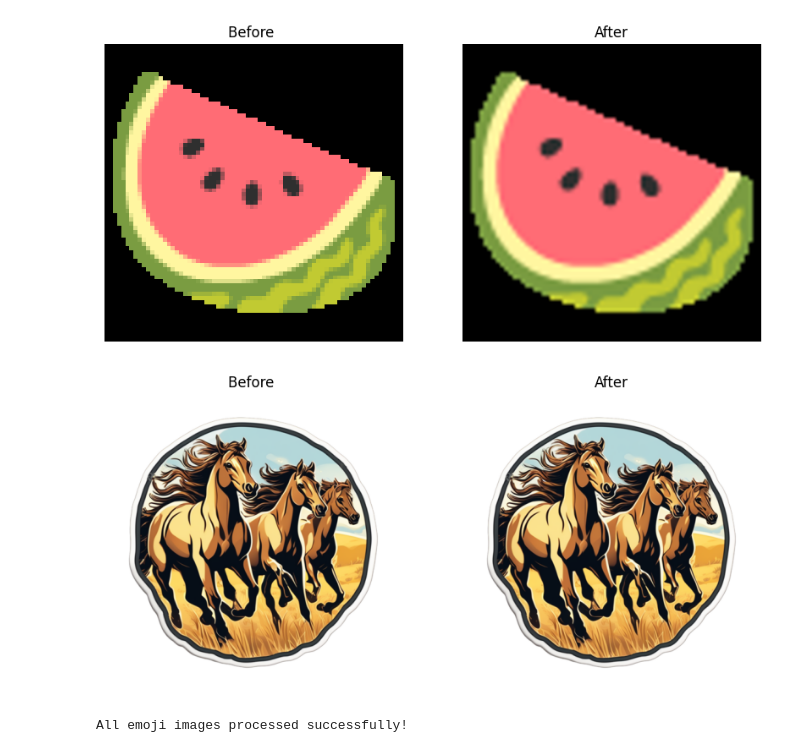
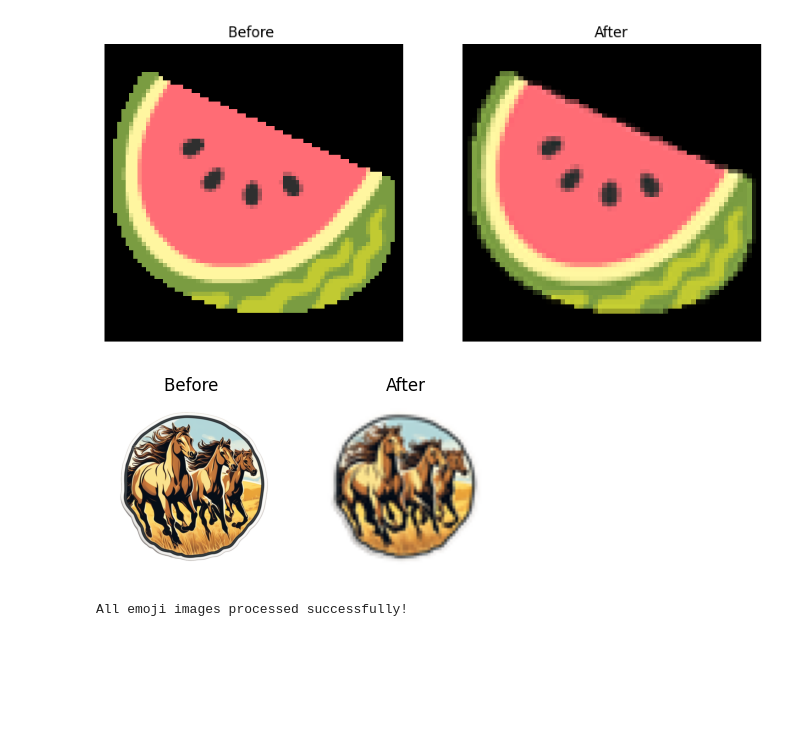
Before and after one commit to LCM-W25-3035/EmojiGen, a Jupyter notebook: Notebooks/Image_Processing.ipynb, the cells around one changed output. Saved outputs shown, nothing was run; the diff lists cells and outputs as text; code cells hidden in the pictures; blank space fills up the shorter version.

```diff
--- a/Notebooks/Image_Processing.ipynb
+++ b/Notebooks/Image_Processing.ipynb
@@ -37,7 +37,7 @@ for category in emoji_categories:
     img = Image.open(img_path).convert('RGB')
 
     # Resize
-    resized_img = img.resize((512, 512))
+    resized_img = img.resize((64, 64))
 
     plt.figure(figsize=(10, 10))
 
@@ -66,35 +66,35 @@ for category in sticker_categories:
         continue
 
     image_files = os.listdir(category_folder)
     if len(image_files) == 0:
         print(f"No images in {category_folder}")
         continue
 
     img_path = os.path.join(category_folder, image_files[156])
 
     # Open Image
     img = Image.open(img_path).convert('RGB')
 
     # Resize
-    resized_img = img.resize((512, 512))
+    resized_img = img.resize((64, 64))
 
-    plt.figure(figsize=(10, 10))
+    plt.figure(figsize=(5, 5))
 
     # Original Image
     plt.subplot(1, 2, 1)
     plt.imshow(img)
     plt.title("Before ")
     plt.axis("off")
 
     # Resized Image
     plt.subplot(1, 2, 2)
     plt.imshow(resized_img)
     plt.title("After")
     plt.axis("off")
 
     plt.show()
     break
 # %% [output]
-[figure, old version]
+[figure, new version]
 # %%
 emoji_base_transform = transforms.Compose([
```
Also changed, not shown: parts of 1 cell of this notebook, 4 other files.
